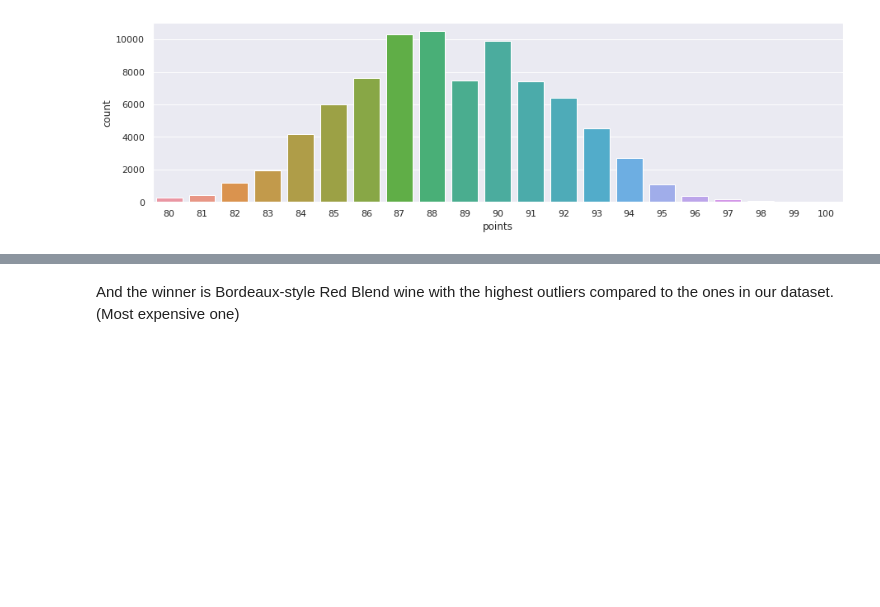
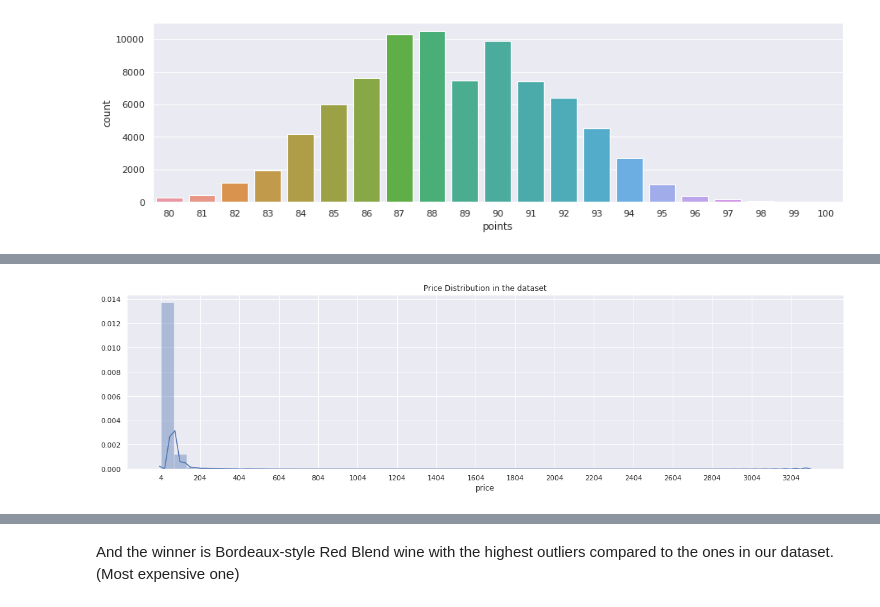
Before and after one commit to cyber-noob/Basics-of-ML, a Jupyter notebook: wine_eda.ipynb, the cells around one changed output, grey strips where cells are left out. Drawn from its saved outputs; the diff is of its cells as text; code cells hidden in the pictures; blank space fills up the shorter version.

```diff
--- a/wine_eda.ipynb
+++ b/wine_eda.ipynb
@@ -87,0 +189,8 @@ merged = merged[['country', 'geometry', 'price']]
+# %%
+plt.figure(figsize = (20,5))
+sns.distplot(merged['price'])
+plt.xticks(np.arange(min(merged['price']), max(merged['price'])+1, 200))
+plt.title('Price Distribution in the dataset')
+plt.show()
+# %% [output]
+[figure, added]
```
Also changed, not shown: parts of 34 cells of this notebook.
